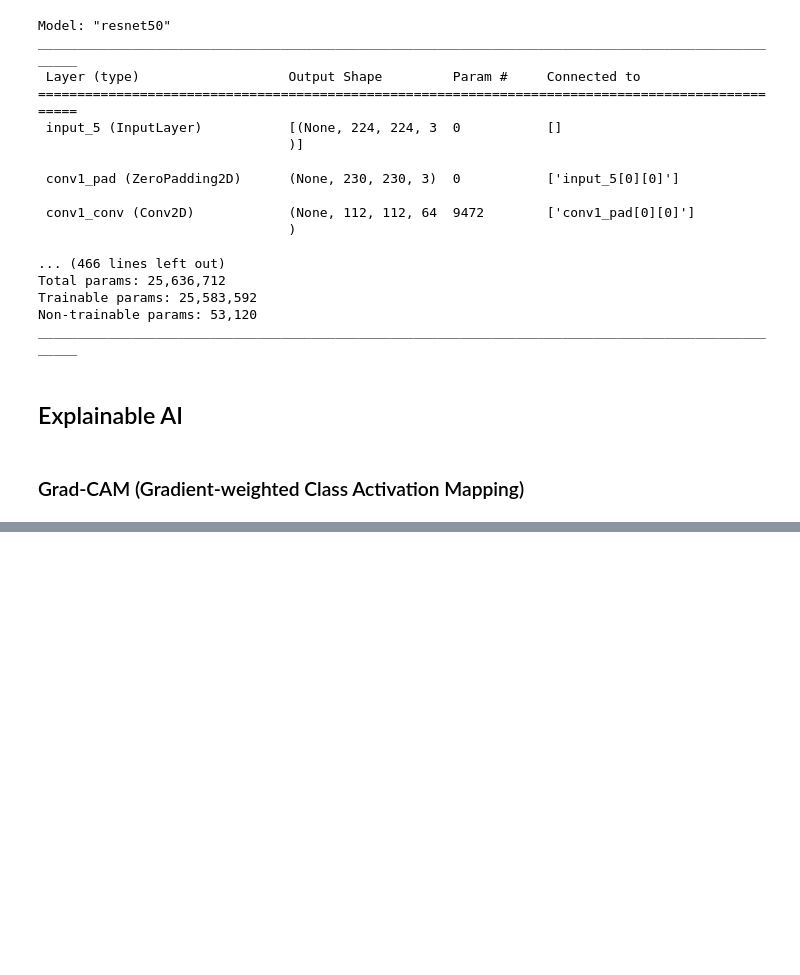
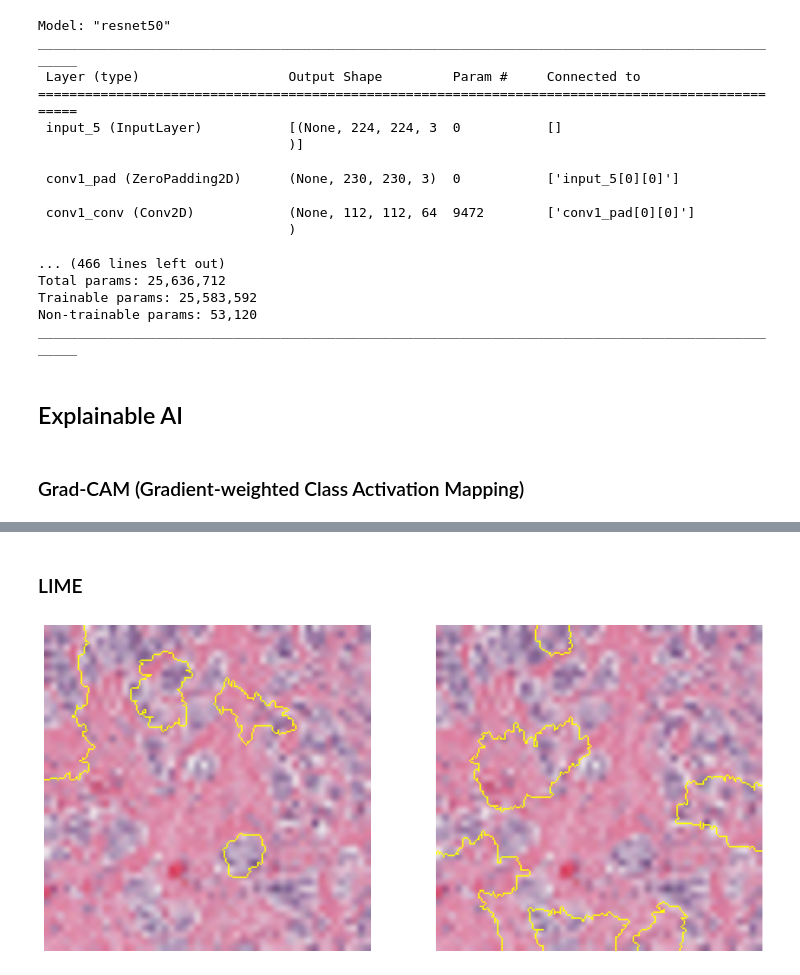
Before and after one commit to iremhttp/Breast-Cancer-Detection, a Jupyter notebook: main.ipynb, the cells around one changed output, grey strips where cells are left out. Drawn from its saved outputs; the diff is of its cells as text; code cells hidden in the pictures; blank space fills up the shorter version.

```diff
--- a/main.ipynb
+++ b/main.ipynb
@@ -694,0 +724,26 @@ plt.show()
+# %% [markdown]
+### LIME
+# %%
+img = Image.open(random_image_path).resize((224, 224))
+img_array = np.array(img) / 255.0
+
+explainer = lime_image.LimeImageExplainer()
+
+def predict_function(images):
+    preprocessed_images = preprocess_input(images)
+    return model(preprocessed_images)
+
+
+explanation = explainer.explain_instance(img_array, predict_function, top_labels=3, hide_color=0, num_samples=1000)
+
+temp_pos, mask_pos = explanation.get_image_and_mask(explanation.top_labels[0], positive_only=True, negative_only=False, num_features=5, hide_rest=False)
+temp_neg, mask_neg = explanation.get_image_and_mask(explanation.top_labels[0], positive_only=False, negative_only=True, num_features=10, hide_rest=False)
+
+fig, (ax1, ax2) = plt.subplots(1, 2, figsize=(15,15))
+ax1.imshow(mark_boundaries(temp_pos, mask_pos))
+ax2.imshow(mark_boundaries(temp_neg, mask_neg))
+ax1.axis('off')
+ax2.axis('off')
+plt.show()
+# %% [output]
+[figure, added]
```
Also changed, not shown: parts of 5 cells of this notebook.
